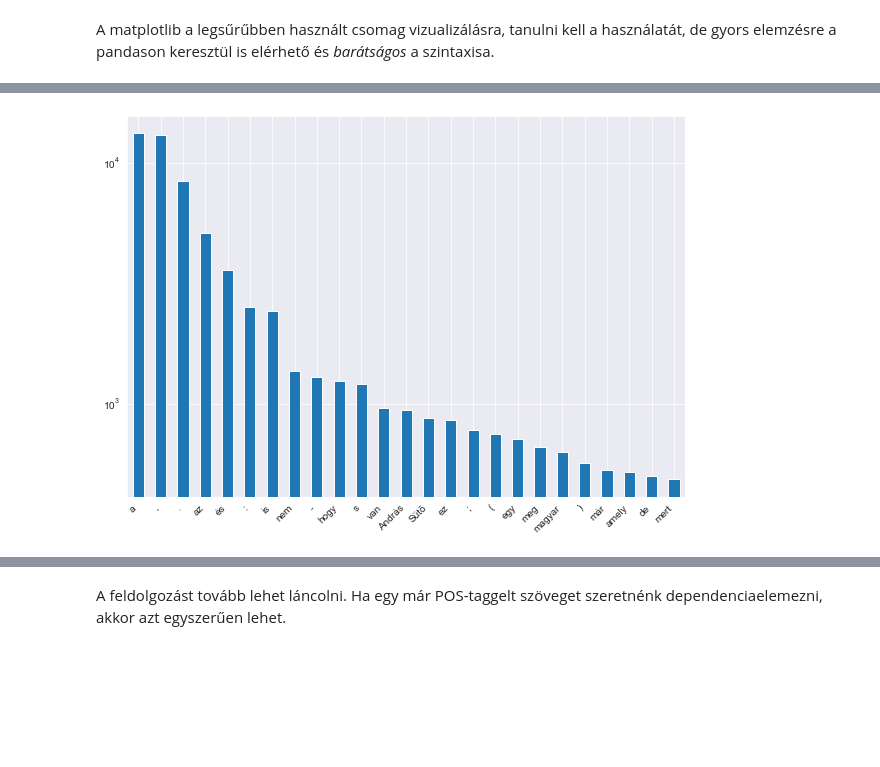
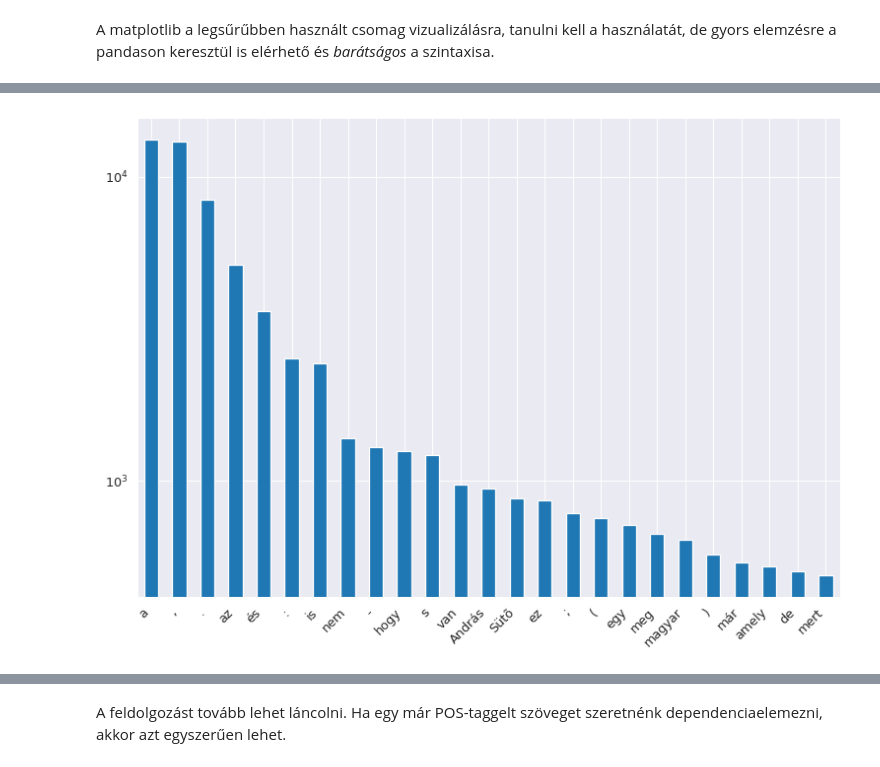
Before and after one commit to ELTE-DH/emtsv-wiki, a Jupyter notebook: Magyar/Notebooks/emtsv_usage.ipynb, the cells around one changed output, grey strips where cells are left out. Saved outputs shown, nothing was run; the diff lists cells and outputs as text; code cells hidden in the pictures; blank space fills up the shorter version.

```diff
--- a/Magyar/Notebooks/emtsv_usage.ipynb
+++ b/Magyar/Notebooks/emtsv_usage.ipynb
@@ -130,9 +196,9 @@ dokumentum-próza        1
 Name: lemma, Length: 21930, dtype: int64
 # %%
-plt.figure(figsize=(10, 7))
-lemmas_freq.head(25).plot.bar()
-plt.yscale('log')
-plt.xticks(rotation=45, horizontalalignment="right")
+plt.figure(figsize=(10, 7), dpi=92)  # létrehozzuk az ábrát egy bizonyos méretben
+lemmas_freq.head(25).plot.bar()  # a top 25 lemmából csinálunk barchartot
+plt.yscale('log')  # logaritmikus skálát használunk, mert a nyelv Zipf-eloszlást követ
+plt.xticks(rotation=45, horizontalalignment="right")  # elforgatjuk az x tengely címkéit, hogy lássuk szépen a szavak
 plt.show()
 # %% [output]
-[figure, old version]
+[figure, new version]
```
Also changed, not shown: parts of 14 cells of this notebook, 1 other file.
